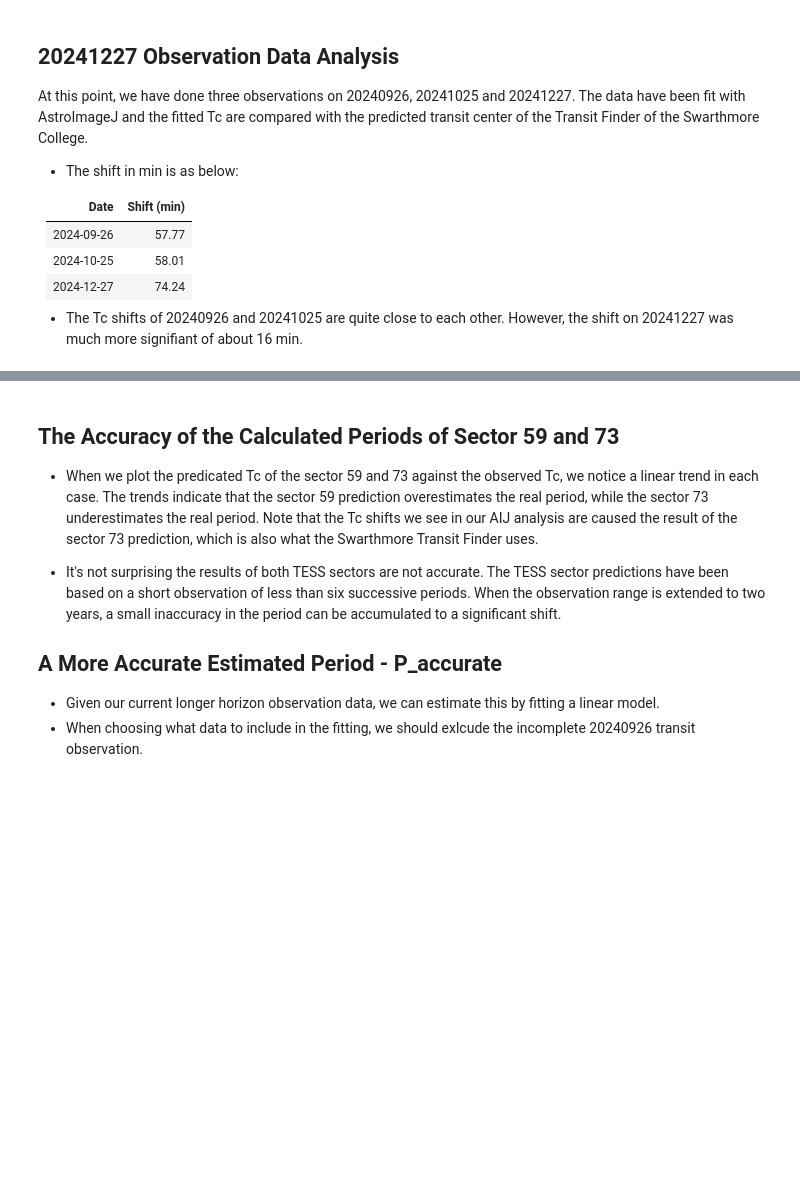
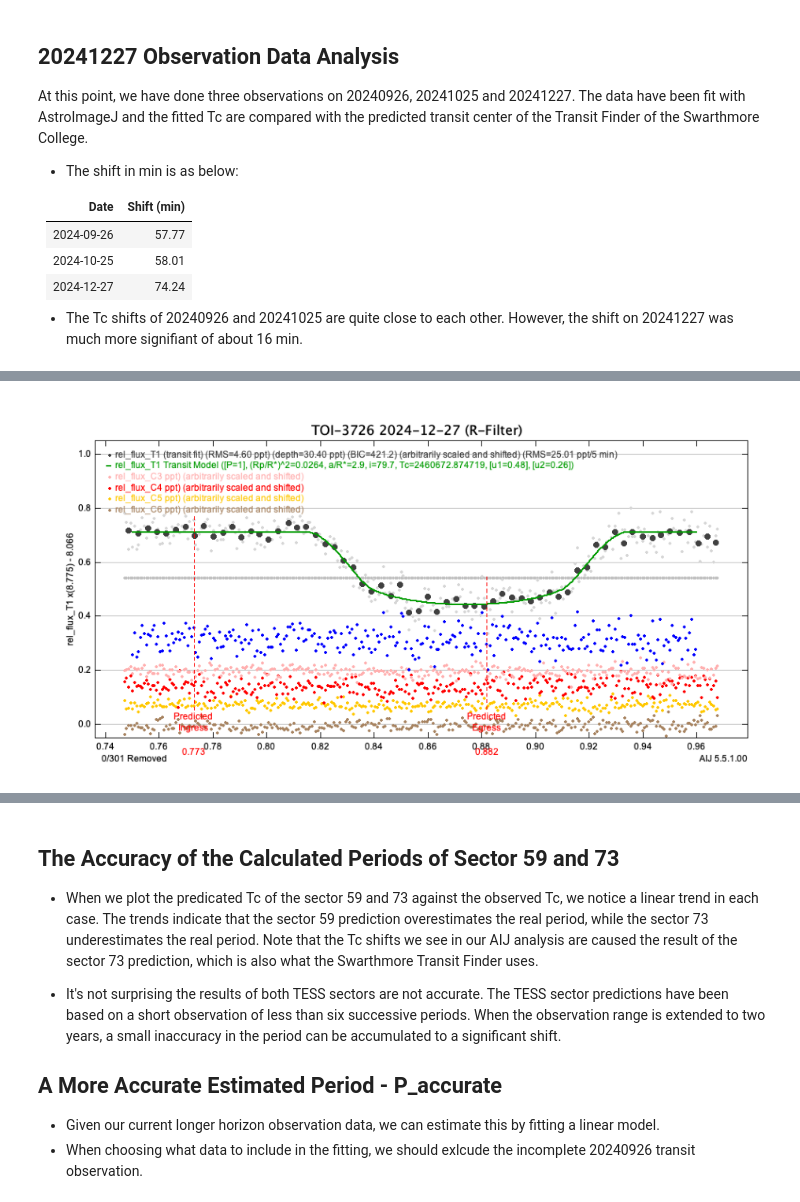
Before and after one commit to sophia268238/astronomy_ml, a Jupyter notebook: processed/TOI-3726/observation_summary.ipynb, the cells around one changed output, grey strips where cells are left out. Saved outputs shown, nothing was run; the diff lists cells and outputs as text; code cells hidden in the pictures; blank space fills up the shorter version.

```diff
--- a/processed/TOI-3726/observation_summary.ipynb
+++ b/processed/TOI-3726/observation_summary.ipynb
@@ -227,5 +281,9 @@ At this point, we have done three observations on 20240926, 20241025 and 2024122
 - The Tc shifts of 20240926 and 20241025 are quite close to each other. However, the shift on 20241227 was much more signifiant of about 16 min.
 # %%
 from IPython.display import IFrame
-IFrame("./20241227/TOI-3726.20241227.aij.pdf", width=800, height=450)
+image = mpimg.imread("./20241227/Measurements_fitpanel01_rel_flux_T1.PNG")
+plt.figure(figsize=(12, 6))
+plt.imshow(image)
+plt.axis("off")
+plt.show()
 # %% [output]
@@ -233,3 +290,4 @@ IFrame("./20241227/TOI-3726.20241227.aij.pdf", width=800, height=450)
+[figure, added]
 # %%
 for entry in ground_observation:
     obs = entry["obs"]
```
Also changed, not shown: parts of 19 cells of this notebook, 41 other files.
